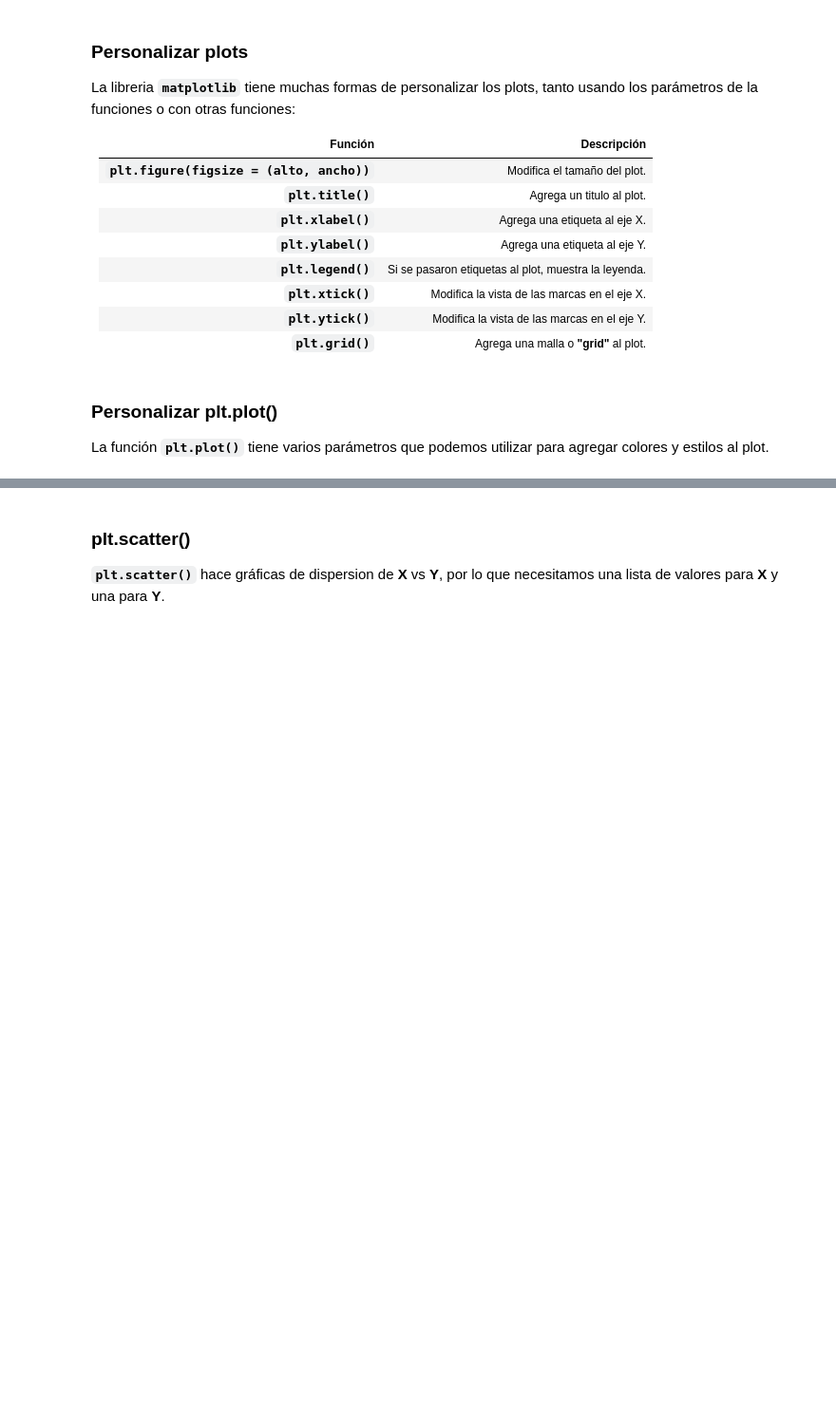
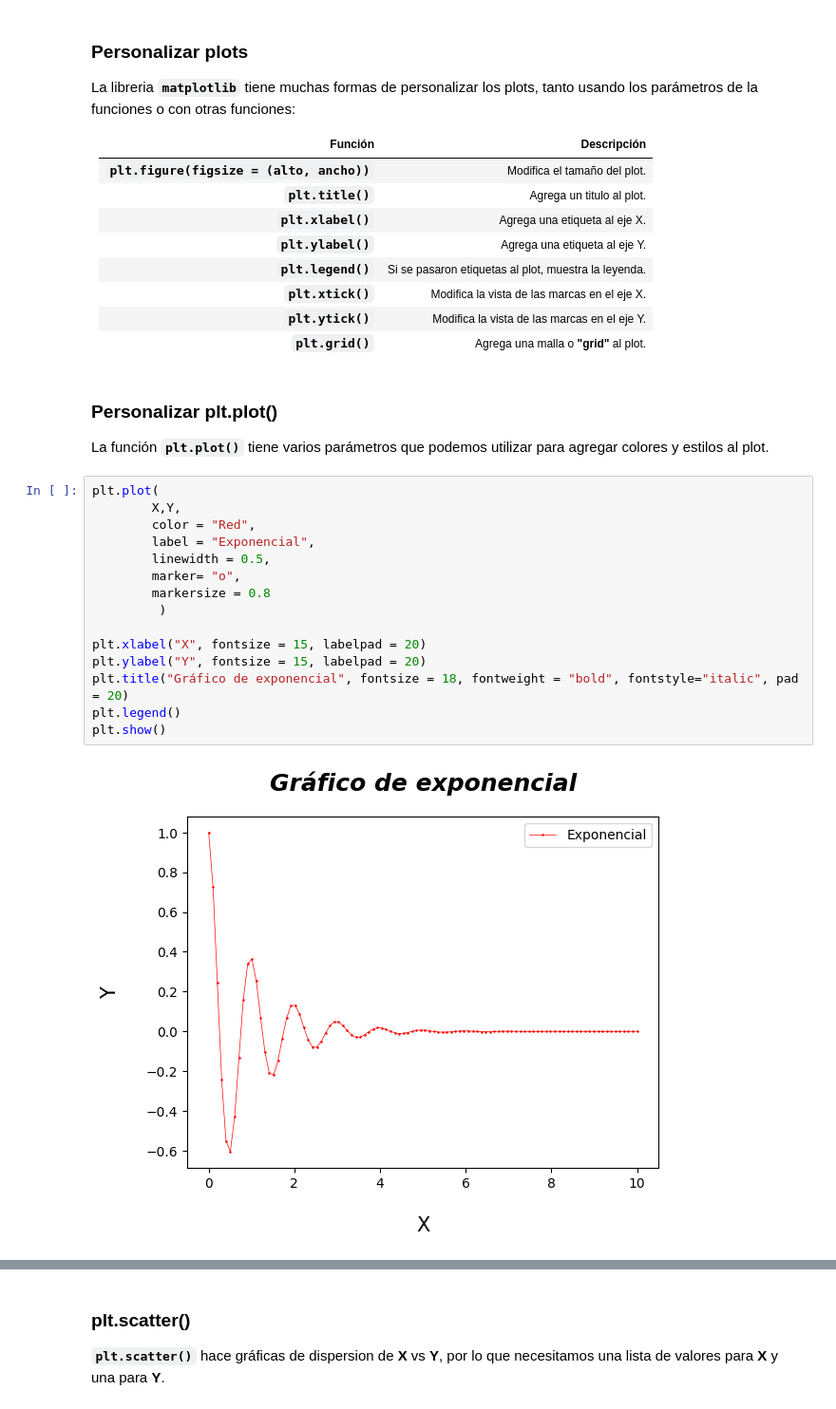
Before and after one commit to para18952/cursoPython2025, a Jupyter notebook: Modulo1_b/06.matplotlib_teoria.ipynb, the cells around one changed output, grey strips where cells are left out. Shown at 95% size. Cells and saved outputs as stored; diff of their text form; blank space fills up the shorter version.

```diff
--- a/Modulo1_b/06.matplotlib_teoria.ipynb
+++ b/Modulo1_b/06.matplotlib_teoria.ipynb
@@ -58,6 +66,23 @@ La libreria **`matplotlib`** tiene muchas formas de personalizar los plots, tant
 ### Personalizar plt.plot()
 
 La función **`plt.plot()`** tiene varios parámetros que podemos utilizar para agregar colores y estilos al plot.
+# %%
+plt.plot(
+        X,Y,
+        color = "Red",
+        label = "Exponencial",
+        linewidth = 0.5,
+        marker= "o",
+        markersize = 0.8
+         )
+
+plt.xlabel("X", fontsize = 15, labelpad = 20)
+plt.ylabel("Y", fontsize = 15, labelpad = 20)
+plt.title("Gráfico de exponencial", fontsize = 18, fontweight = "bold", fontstyle="italic", pad = 20)
+plt.legend()
+plt.show()
+# %% [output]
+[figure, added]
 # %%
 # Vamos a graficar dos funciones.
 # plt.figure(figsize=(8, 4))
```
Also changed, not shown: parts of 8 cells of this notebook.
